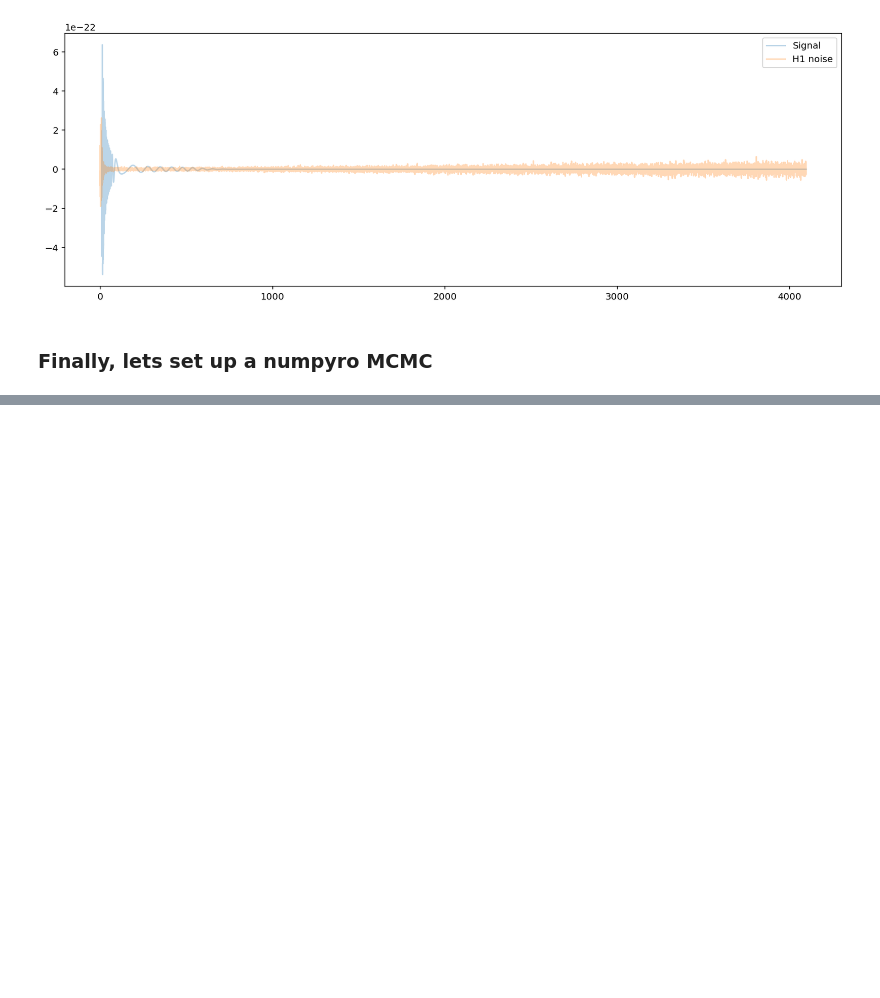
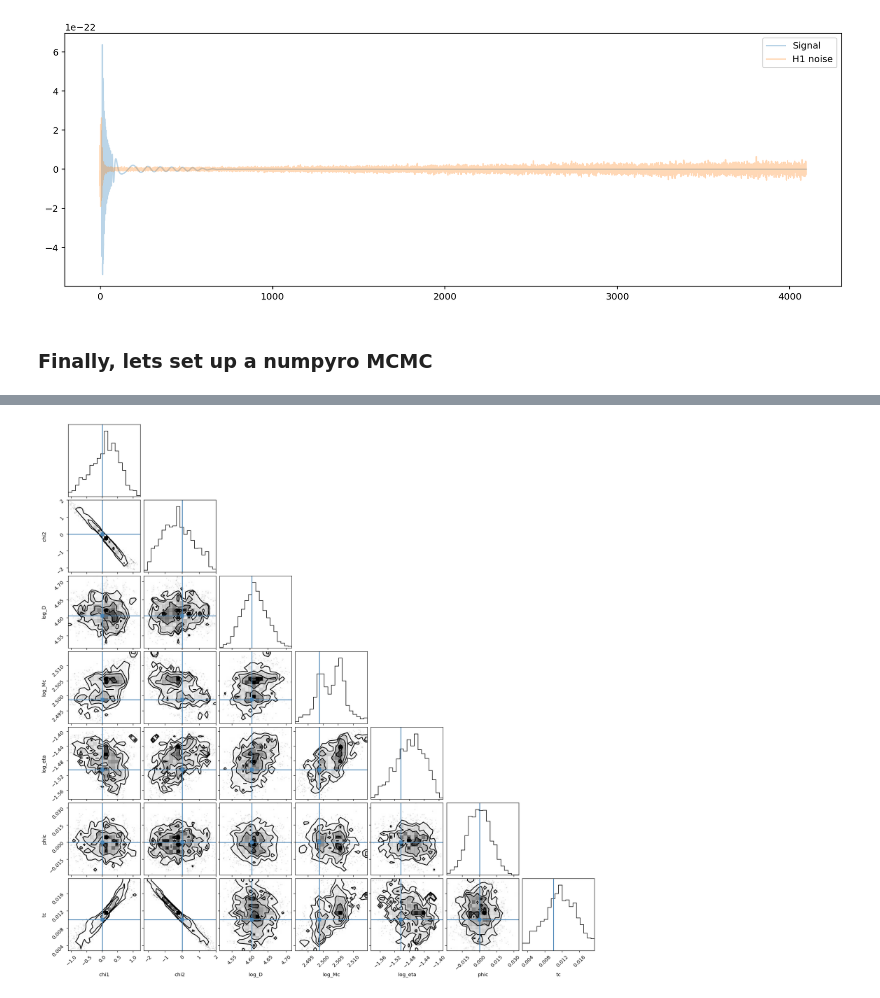
Before and after one commit to tedwards2412/GWPE_JAX, a Jupyter notebook: Notebooks/PE_firstlook.ipynb, the cells around one changed output, grey strips where cells are left out. Saved outputs shown, nothing was run; the diff lists cells and outputs as text; code cells hidden in the pictures; blank space fills up the shorter version.

```diff
--- a/Notebooks/PE_firstlook.ipynb
+++ b/Notebooks/PE_firstlook.ipynb
@@ -172,0 +200,3 @@ pred = samples["pred"].block_until_ready()  # Blocking to get timing right
+# %%
+trace = az.from_numpyro(mcmc)
+az.summary(trace)
@@ -172,0 +212,4 @@ pred = samples["pred"].block_until_ready()  # Blocking to get timing right
+# %%
+corner.corner(trace, truths=init);
+# %% [output]
+[figure, added]
```
Also changed, not shown: parts of 9 cells of this notebook.
